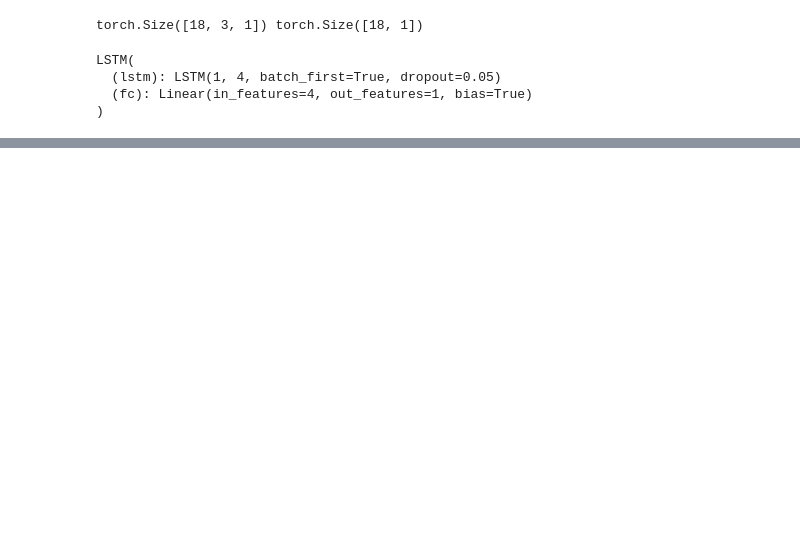
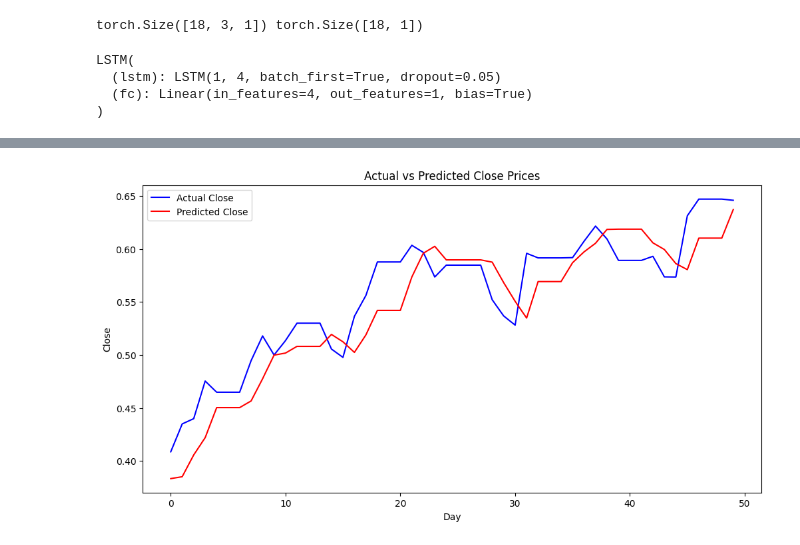
Before and after one commit to carlosgutierrezch/LSTM_Forecast, a Jupyter notebook: notebooks/Torch_model_2023.ipynb, the cells around one changed output, grey strips where cells are left out. Drawn from its saved outputs; the diff is of its cells as text; code cells hidden in the pictures; blank space fills up the shorter version.

```diff
--- a/notebooks/Torch_model_2023.ipynb
+++ b/notebooks/Torch_model_2023.ipynb
@@ -430,0 +347,12 @@ plt.show()
+# %%
+# Plot the results
+plt.figure(figsize=(12, 6))
+plt.plot(y_train[-50:], label='Actual Close', color='blue')
+plt.plot(predicted[-50:], label='Predicted Close', color='red')
+plt.xlabel('Day')
+plt.ylabel('Close')
+plt.legend()
+plt.title('Actual vs Predicted Close Prices')
+plt.show()
+# %% [output]
+[figure, added]
```
Also changed, not shown: parts of 21 cells of this notebook, 25 other files.
